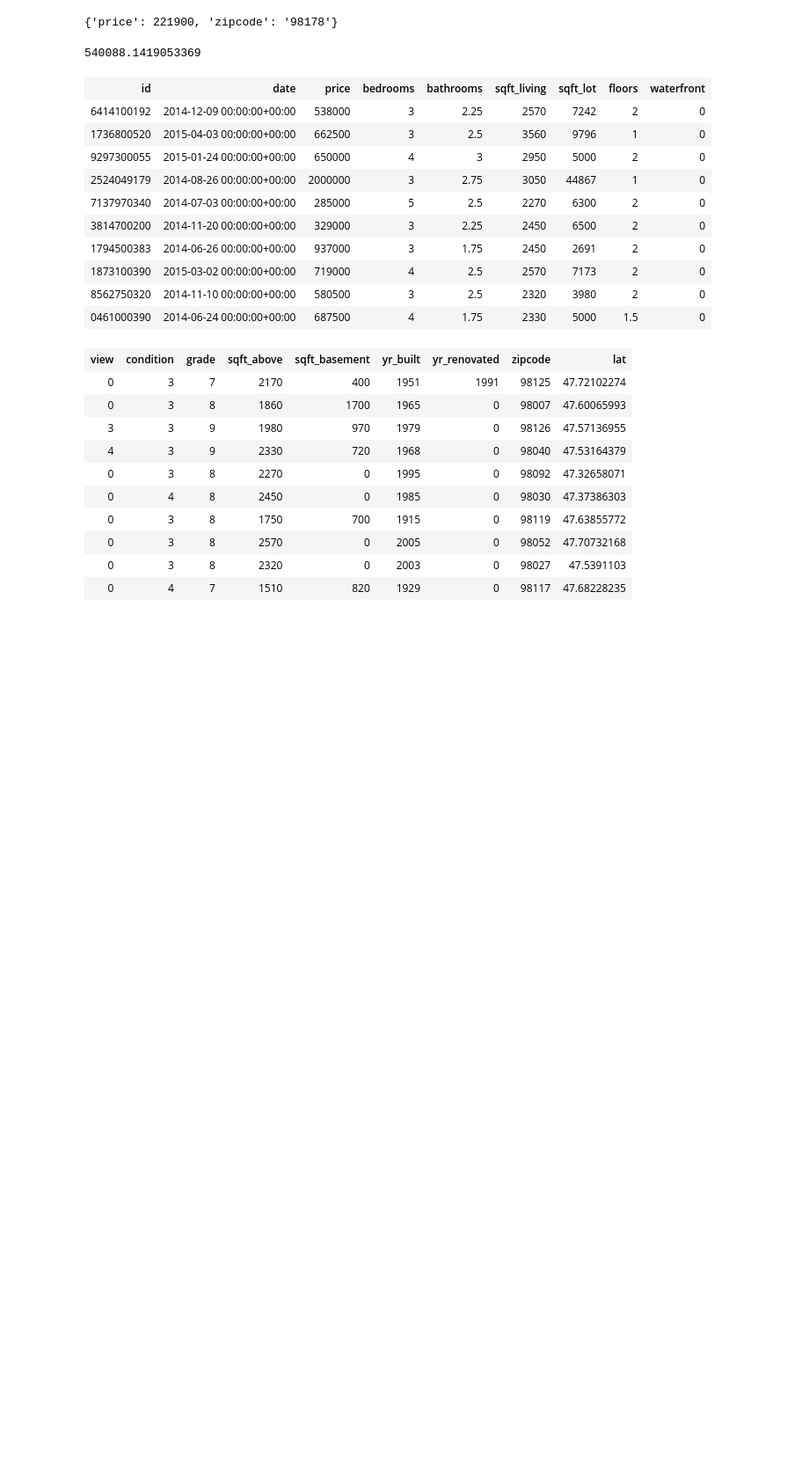
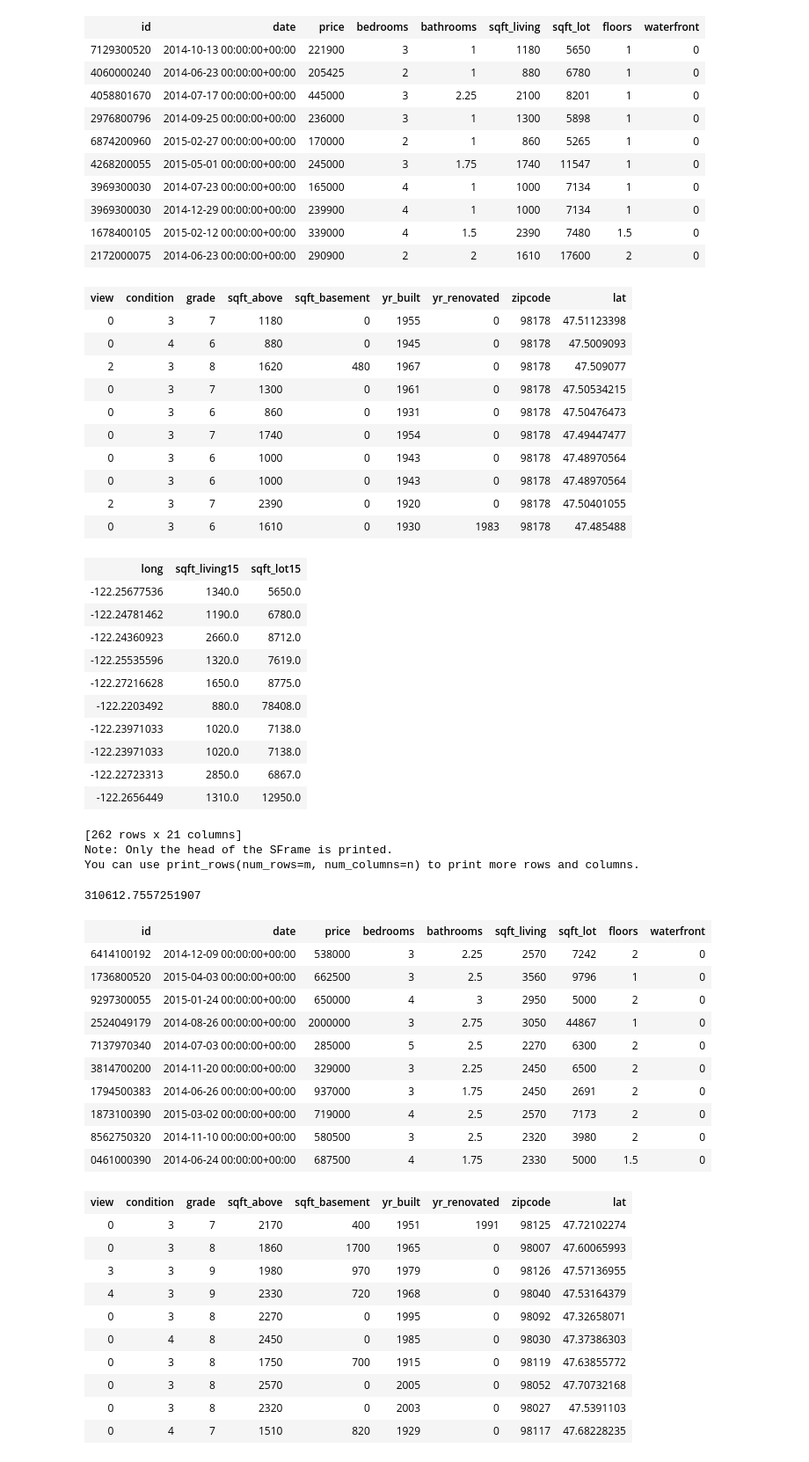
Before and after one commit to daviluis321/Sistemas-Inteligentes, a Jupyter notebook: pratica1/Brena/Atividade1.ipynb, the cells around one changed output. Shown at 88% size. Drawn from its saved outputs; the diff is of its cells as text; code cells hidden in the pictures; blank space fills up the shorter version.

```diff
--- a/pratica1/Brena/Atividade1.ipynb
+++ b/pratica1/Brena/Atividade1.ipynb
@@ -11,15 +11,50 @@ This non-commercial license of GraphLab Create for academic use is assigned to b
 # %%
 vendas = graphlab.SFrame("home_data.gl/")
 # %%
-vendas2 = vendas['zipcode','price']
+vendas2 = vendas.filter_by('98178','zipcode')
 # %%
-vendas2[0]
+vendas2
 # %% [output]
+| id | date | price | bedrooms | bathrooms | sqft_living | sqft_lot | floors | waterfront |
+| 7129300520 | 2014-10-13 00:00:00+00:00 | 221900 | 3 | 1 | 1180 | 5650 | 1 | 0 |
+| 4060000240 | 2014-06-23 00:00:00+00:00 | 205425 | 2 | 1 | 880 | 6780 | 1 | 0 |
+| 4058801670 | 2014-07-17 00:00:00+00:00 | 445000 | 3 | 2.25 | 2100 | 8201 | 1 | 0 |
+| 2976800796 | 2014-09-25 00:00:00+00:00 | 236000 | 3 | 1 | 1300 | 5898 | 1 | 0 |
+| 6874200960 | 2015-02-27 00:00:00+00:00 | 170000 | 2 | 1 | 860 | 5265 | 1 | 0 |
+| 4268200055 | 2015-05-01 00:00:00+00:00 | 245000 | 3 | 1.75 | 1740 | 11547 | 1 | 0 |
+| 3969300030 | 2014-07-23 00:00:00+00:00 | 165000 | 4 | 1 | 1000 | 7134 | 1 | 0 |
+| 3969300030 | 2014-12-29 00:00:00+00:00 | 239900 | 4 | 1 | 1000 | 7134 | 1 | 0 |
+| 1678400105 | 2015-02-12 00:00:00+00:00 | 339000 | 4 | 1.5 | 2390 | 7480 | 1.5 | 0 |
+| 2172000075 | 2014-06-23 00:00:00+00:00 | 290900 | 2 | 2 | 1610 | 17600 | 2 | 0 |
+| view | condition | grade | sqft_above | sqft_basement | yr_built | yr_renovated | zipcode | lat |
+| 0 | 3 | 7 | 1180 | 0 | 1955 | 0 | 98178 | 47.51123398 |
+| 0 | 4 | 6 | 880 | 0 | 1945 | 0 | 98178 | 47.5009093 |
+| 2 | 3 | 8 | 1620 | 480 | 1967 | 0 | 98178 | 47.509077 |
+| 0 | 3 | 7 | 1300 | 0 | 1961 | 0 | 98178 | 47.50534215 |
+| 0 | 3 | 6 | 860 | 0 | 1931 | 0 | 98178 | 47.50476473 |
+| 0 | 3 | 7 | 1740 | 0 | 1954 | 0 | 98178 | 47.49447477 |
+| 0 | 3 | 6 | 1000 | 0 | 1943 | 0 | 98178 | 47.48970564 |
+| 0 | 3 | 6 | 1000 | 0 | 1943 | 0 | 98178 | 47.48970564 |
+| 2 | 3 | 7 | 2390 | 0 | 1920 | 0 | 98178 | 47.50401055 |
+| 0 | 3 | 6 | 1610 | 0 | 1930 | 1983 | 98178 | 47.485488 |
+| long | sqft_living15 | sqft_lot15 |
+| -122.25677536 | 1340.0 | 5650.0 |
+| -122.24781462 | 1190.0 | 6780.0 |
+| -122.24360923 | 2660.0 | 8712.0 |
+| -122.25535596 | 1320.0 | 7619.0 |
+| -122.27216628 | 1650.0 | 8775.0 |
+| -122.2203492 | 880.0 | 78408.0 |
+| -122.23971033 | 1020.0 | 7138.0 |
+| -122.23971033 | 1020.0 | 7138.0 |
+| -122.22723313 | 2850.0 | 6867.0 |
+| -122.2656449 | 1310.0 | 12950.0 |
-{'price': 221900, 'zipcode': '98178'}
+[262 rows x 21 columns]
+Note: Only the head of the SFrame is printed.
+You can use print_rows(num_rows=m, num_columns=n) to print more rows and columns.
 # %%
 vendas2['price'].mean()
 # %% [output]
-540088.1419053369
+310612.7557251907
 # %%
 from graphlab import SFrame
 # %%
```
Also changed, not shown: parts of 3 cells of this notebook.
